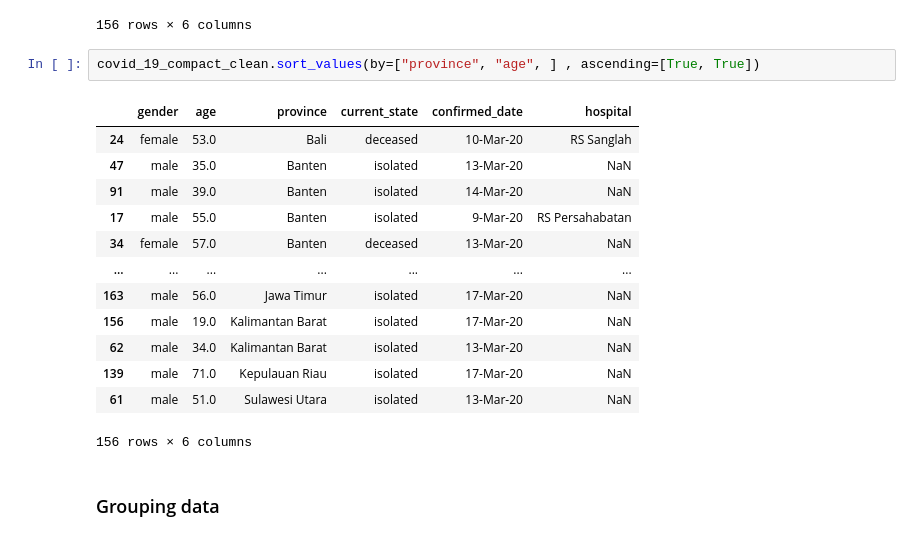
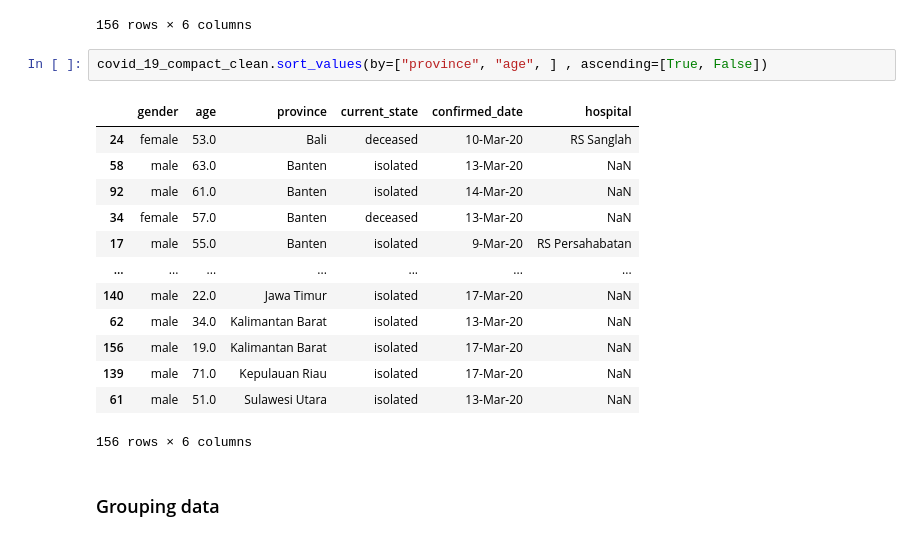
Before and after one commit to Muhammad-Yunus/Open-BOML, a Jupyter notebook: 1_Basic_ML/Pertemuan_2_Python_ML/Python For Machine Learning.ipynb, the cells around one changed output. Drawn from its saved outputs; the diff is of its cells as text.

```diff
--- a/1_Basic_ML/Pertemuan_2_Python_ML/Python For Machine Learning.ipynb
+++ b/1_Basic_ML/Pertemuan_2_Python_ML/Python For Machine Learning.ipynb
@@ -1692,18 +1782,18 @@ covid_19_compact_clean.sort_values(by=["age"], ascending=False)
 | 53 | male | 2.0 | DKI Jakarta | isolated | 13-Mar-20 | NaN |
 156 rows × 6 columns
 # %%
-covid_19_compact_clean.sort_values(by=["province", "age", ] , ascending=[True, True])
+covid_19_compact_clean.sort_values(by=["province", "age", ] , ascending=[True, False])
 # %% [output]
 |  | gender | age | province | current_state | confirmed_date | hospital |
 | 24 | female | 53.0 | Bali | deceased | 10-Mar-20 | RS Sanglah |
-| 47 | male | 35.0 | Banten | isolated | 13-Mar-20 | NaN |
-| 91 | male | 39.0 | Banten | isolated | 14-Mar-20 | NaN |
+| 58 | male | 63.0 | Banten | isolated | 13-Mar-20 | NaN |
+| 92 | male | 61.0 | Banten | isolated | 14-Mar-20 | NaN |
+| 34 | female | 57.0 | Banten | deceased | 13-Mar-20 | NaN |
 | 17 | male | 55.0 | Banten | isolated | 9-Mar-20 | RS Persahabatan |
-| 34 | female | 57.0 | Banten | deceased | 13-Mar-20 | NaN |
 | ... | ... | ... | ... | ... | ... | ... |
-| 163 | male | 56.0 | Jawa Timur | isolated | 17-Mar-20 | NaN |
+| 140 | male | 22.0 | Jawa Timur | isolated | 17-Mar-20 | NaN |
+| 62 | male | 34.0 | Kalimantan Barat | isolated | 13-Mar-20 | NaN |
 | 156 | male | 19.0 | Kalimantan Barat | isolated | 17-Mar-20 | NaN |
-| 62 | male | 34.0 | Kalimantan Barat | isolated | 13-Mar-20 | NaN |
 | 139 | male | 71.0 | Kepulauan Riau | isolated | 17-Mar-20 | NaN |
 | 61 | male | 51.0 | Sulawesi Utara | isolated | 13-Mar-20 | NaN |
 156 rows × 6 columns
```
Also changed, not shown: parts of 115 cells of this notebook, 4 other files.
